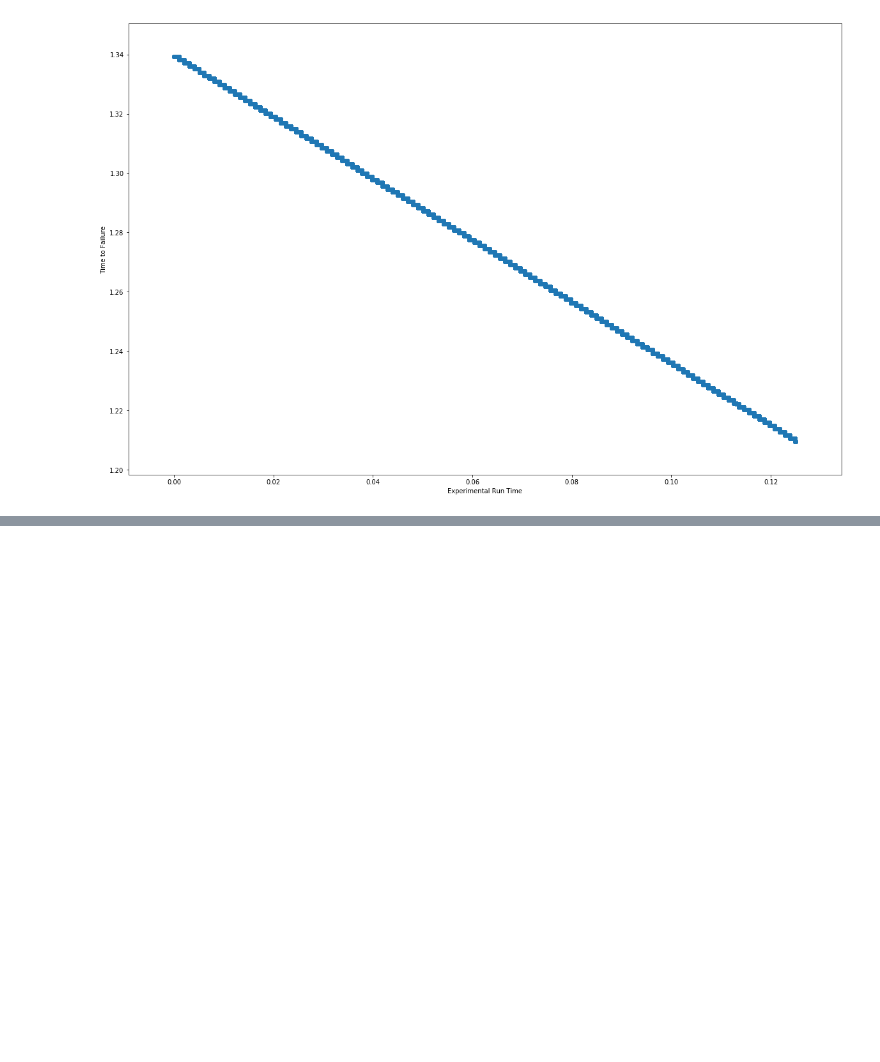
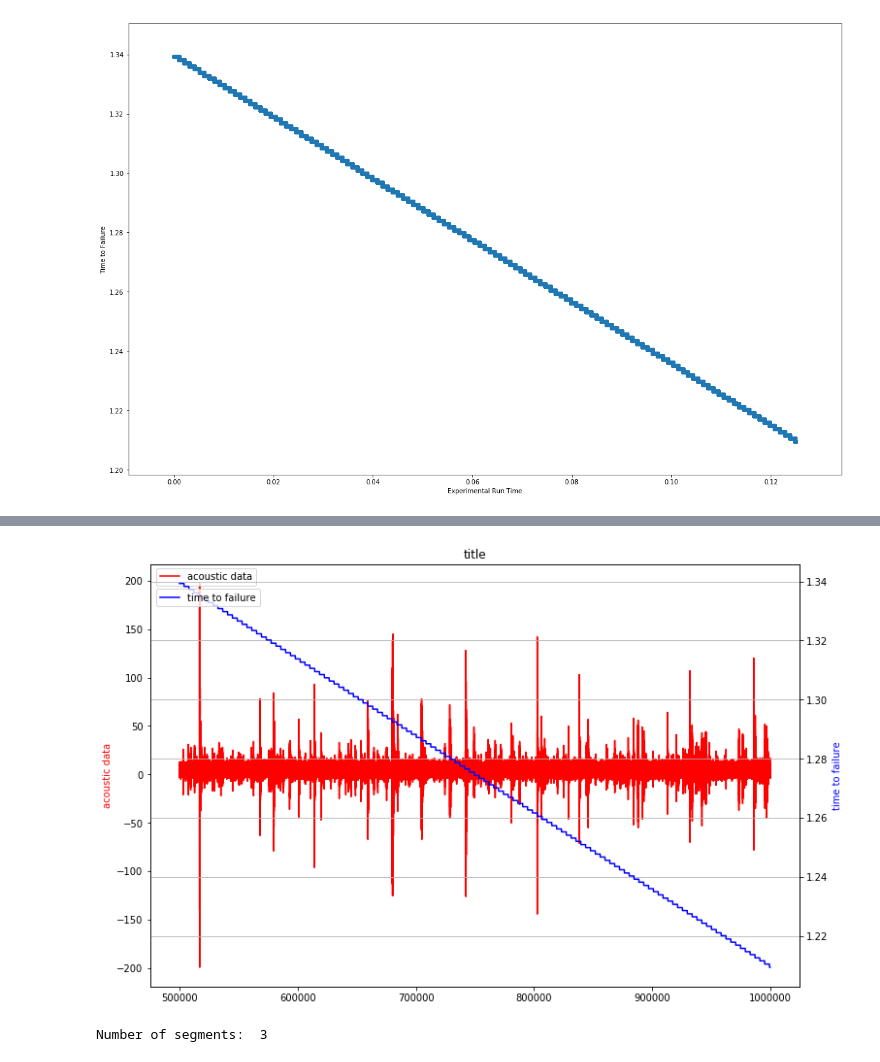
Before and after one commit to unewsome/data-question-7-kaggle-earthquake-predictions, a Jupyter notebook: DQ7 - UWN.ipynb, the cells around one changed output, grey strips where cells are left out. Cells and saved outputs as stored; diff of their text form; code cells hidden in the pictures; blank space fills up the shorter version.

```diff
--- a/DQ7 - UWN.ipynb
+++ b/DQ7 - UWN.ipynb
@@ -182,0 +184,23 @@ ValueError: Unknown label type: 'continuous'
+# %%
+X = rolling_tide.experimental_run_time
+y1 = rolling_tide.acoustic_data
+y2 = rolling_tide.time_to_failure
+# %%
+fig, ax1 = plt.subplots(figsize=(12, 8))
+plt.title('title')
+plt.plot(y1, color='r')
+ax1.set_ylabel('acoustic data', color='r')
+plt.legend(['acoustic data'], loc=(0.01, 0.95))
+ax2 = ax1.twinx()
+plt.plot(y2, color='b')
+ax2.set_ylabel('time to failure', color='b')
+plt.legend(['time to failure'], loc=(0.01, 0.9))
+plt.grid(True)
+# %% [output]
+[figure, added]
+# %%
+rows = chunk
+segments = int(np.floor(rolling_tide.shape[0] / rows))
+print("Number of segments: ", segments)
+# %% [output]
+Number of segments:  3
```
Also changed, not shown: parts of 15 cells of this notebook.
